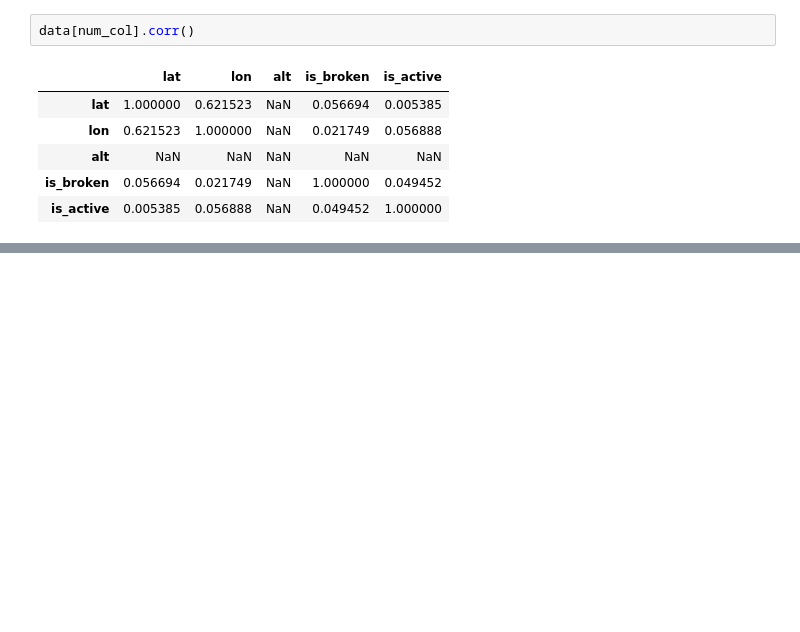
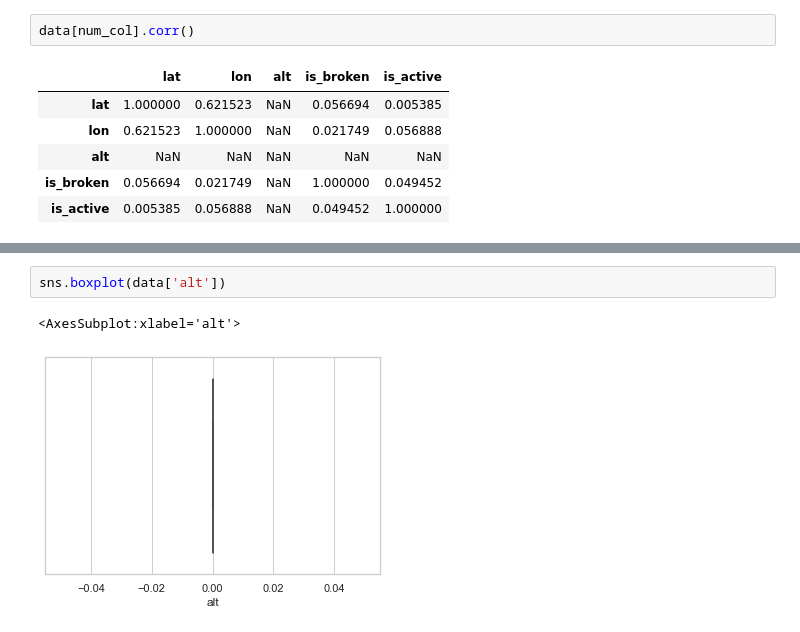
Before and after one commit to SRIKANTH284/mcdonalds-project, a Jupyter notebook: mcdonalds.ipynb, the cells around one changed output, grey strips where cells are left out. Cells and saved outputs as stored; diff of their text form; blank space fills up the shorter version.

```diff
--- a/mcdonalds.ipynb
+++ b/mcdonalds.ipynb
@@ -289,0 +481,5 @@ data[num_col].corr()
+# %%
+sns.boxplot(data['alt'])
+# %% [output]
+<AxesSubplot:xlabel='alt'>
+[figure, added]
```
Also changed, not shown: parts of 22 cells of this notebook.
